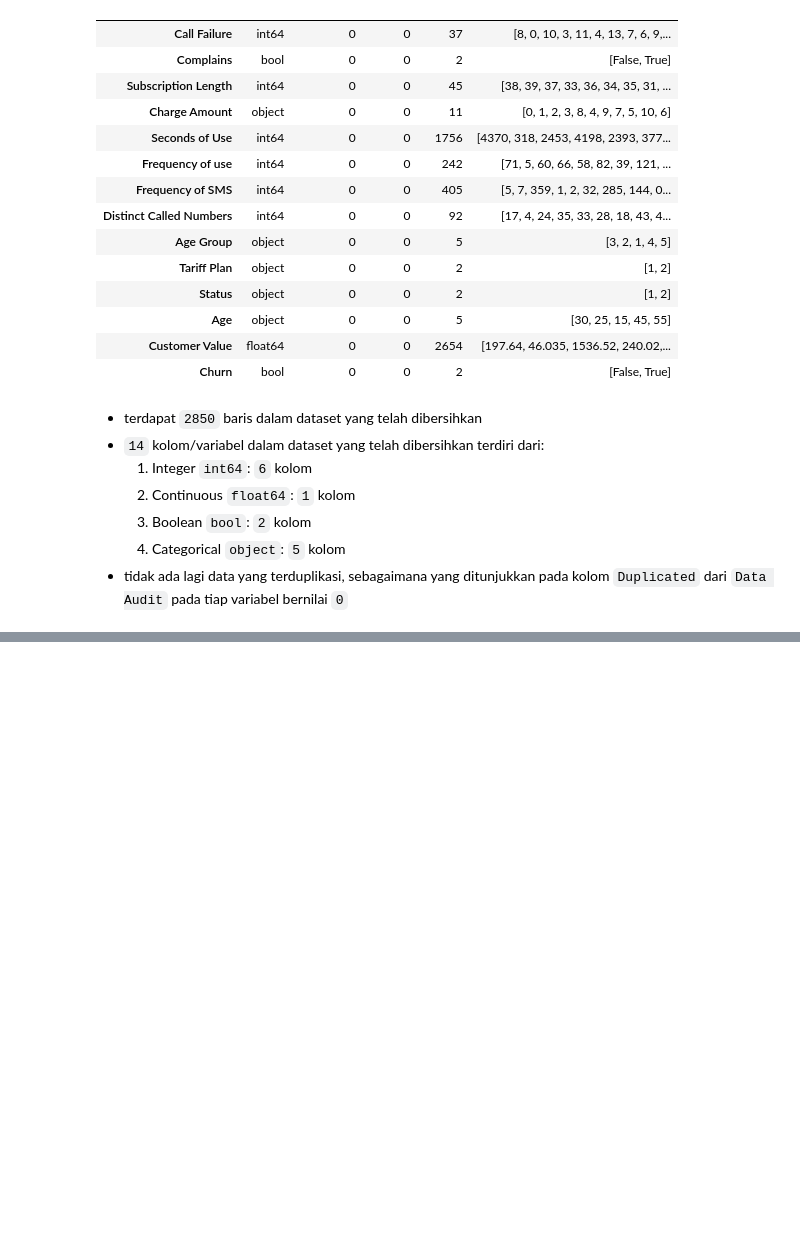
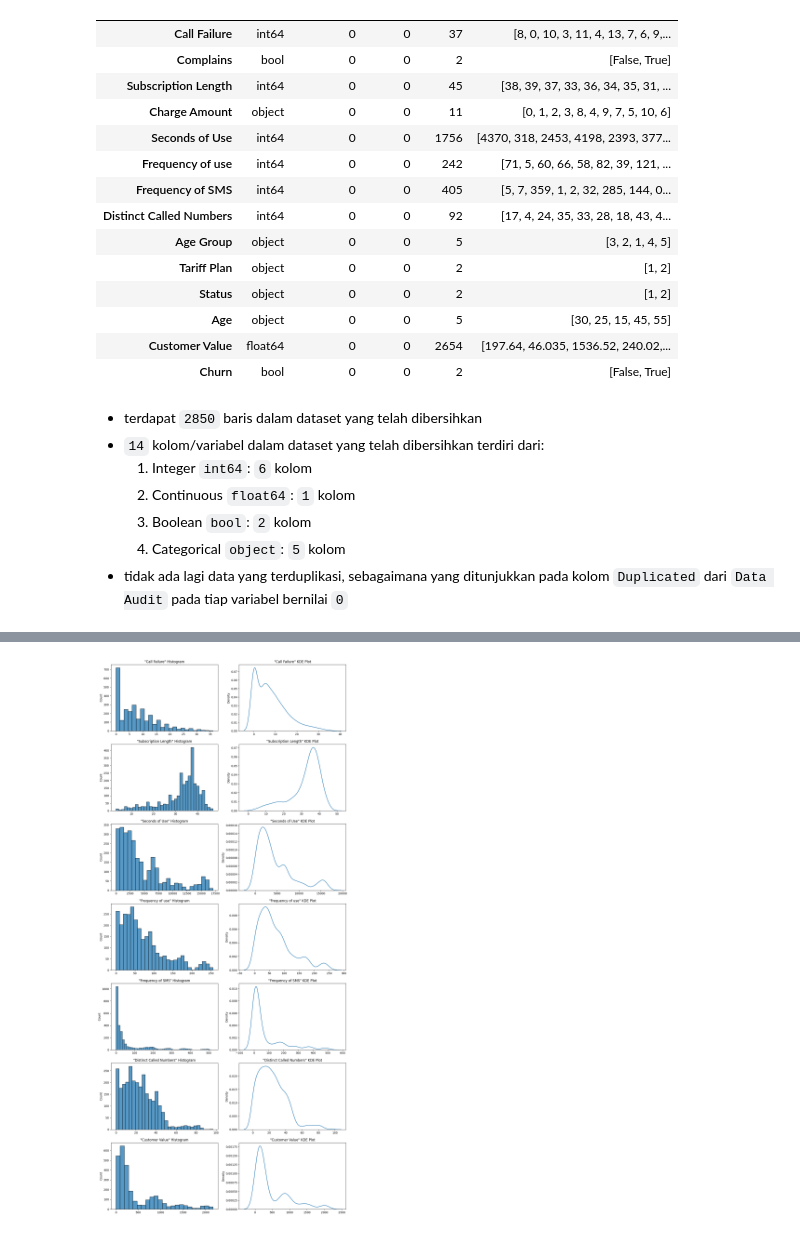
Before and after one commit to garudapaksi-yusuf/Iranian_Telecom_Churn, a Jupyter notebook: notebook/notebook.ipynb, the cells around one changed output, grey strips where cells are left out. Drawn from its saved outputs; the diff is of its cells as text; code cells hidden in the pictures; blank space fills up the shorter version.

```diff
--- a/notebook/notebook.ipynb
+++ b/notebook/notebook.ipynb
@@ -354,0 +372,33 @@ Data Audit:
+# %%
+import matplotlib.pyplot as plt
+import seaborn as sns
+
+numerical_features = df.select_dtypes(include="number")
+
+_, axes = plt.subplots(
+   nrows=len(numerical_features.columns),
+   ncols=2,
+   figsize=(15, 35)
+)
+
+for count, feature in enumerate(iterable=numerical_features):
+    sns.histplot(
+        data=numerical_features,
+        x=feature,
+        bins="auto",
+        ax=axes[count, 0]
+    ).set(
+        title=f'''"{feature}" Histogram''',
+        xlabel=None
+    )
+
+    sns.kdeplot(
+        data=numerical_features,
+        x=feature,
+        ax=axes[count, 1]
+    ).set(
+        title=f'''"{feature}" KDE Plot''',
+        xlabel=None
+    )
+# %% [output]
+[figure, added]
```
Also changed, not shown: parts of 14 cells of this notebook.
